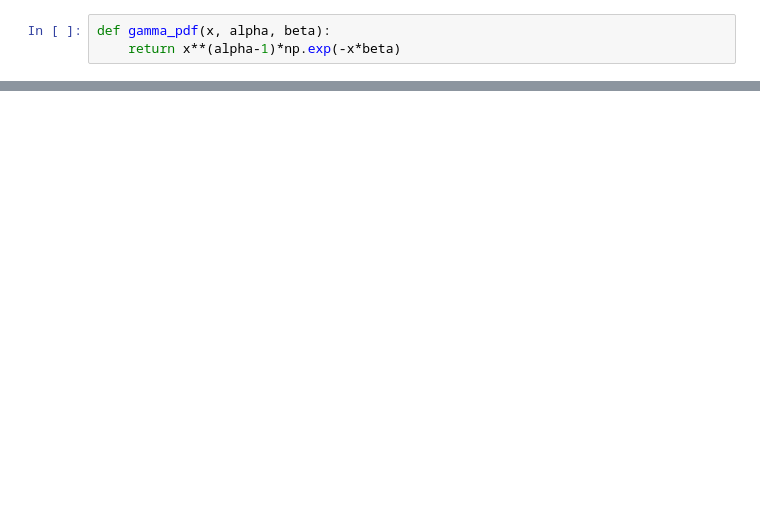
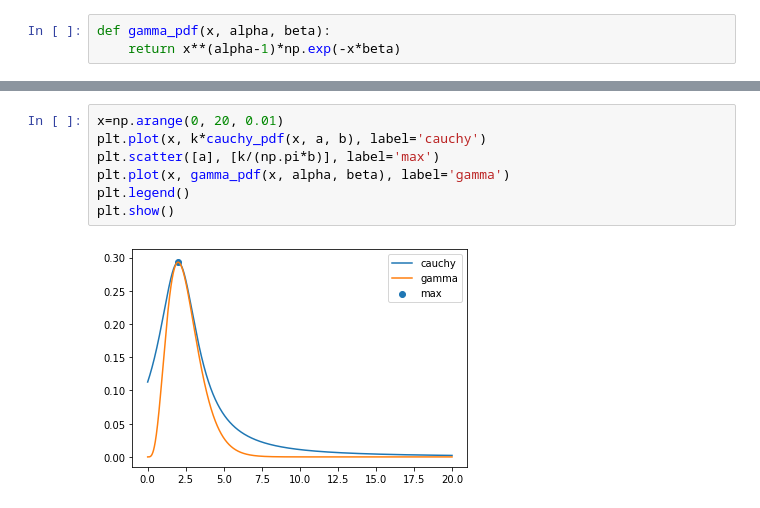
Before and after one commit to ihadanny/probmod3575, a Jupyter notebook: probmod_ex5_dagan_hadanny.ipynb, the cells around one changed output, grey strips where cells are left out. Drawn from its saved outputs; the diff is of its cells as text; blank space fills up the shorter version.

```diff
--- a/probmod_ex5_dagan_hadanny.ipynb
+++ b/probmod_ex5_dagan_hadanny.ipynb
@@ -65,0 +63,9 @@ alpha, beta = 5, 1
+# %%
+x=np.arange(0, 20, 0.01)
+plt.plot(x, k*cauchy_pdf(x, a, b), label='cauchy')
+plt.scatter([a], [k/(np.pi*b)], label='max')
+plt.plot(x, gamma_pdf(x, alpha, beta), label='gamma')
+plt.legend()
+plt.show()
+# %% [output]
+[figure, added]
```
Also changed, not shown: parts of 8 cells of this notebook.
